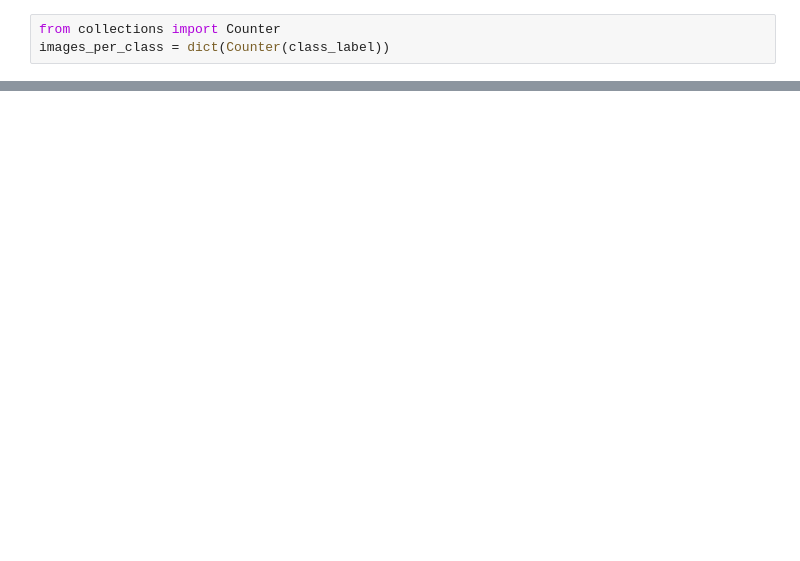
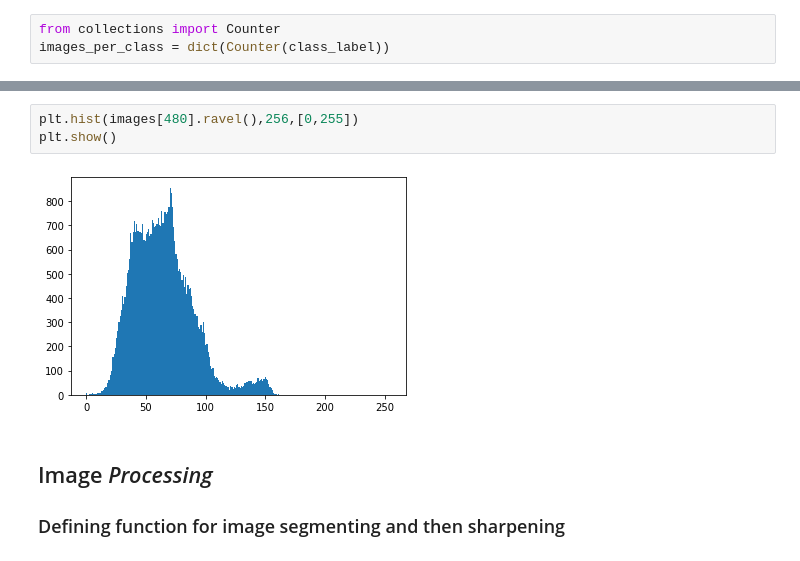
Before and after one commit to rinkideo/datascience_projects, a Jupyter notebook: plant_seedling_prj.ipynb, the cells around one changed output, grey strips where cells are left out. Saved outputs shown, nothing was run; the diff lists cells and outputs as text; blank space fills up the shorter version.

```diff
--- a/plant_seedling_prj.ipynb
+++ b/plant_seedling_prj.ipynb
@@ -250,0 +190,9 @@ error: ignored
+# %%
+plt.hist(images[480].ravel(),256,[0,255])
+plt.show()
+# %% [output]
+[figure, added]
+# %% [markdown]
+## Image *Processing*
+
+### Defining function for image segmenting and then sharpening
```
Also changed, not shown: parts of 66 cells of this notebook.
